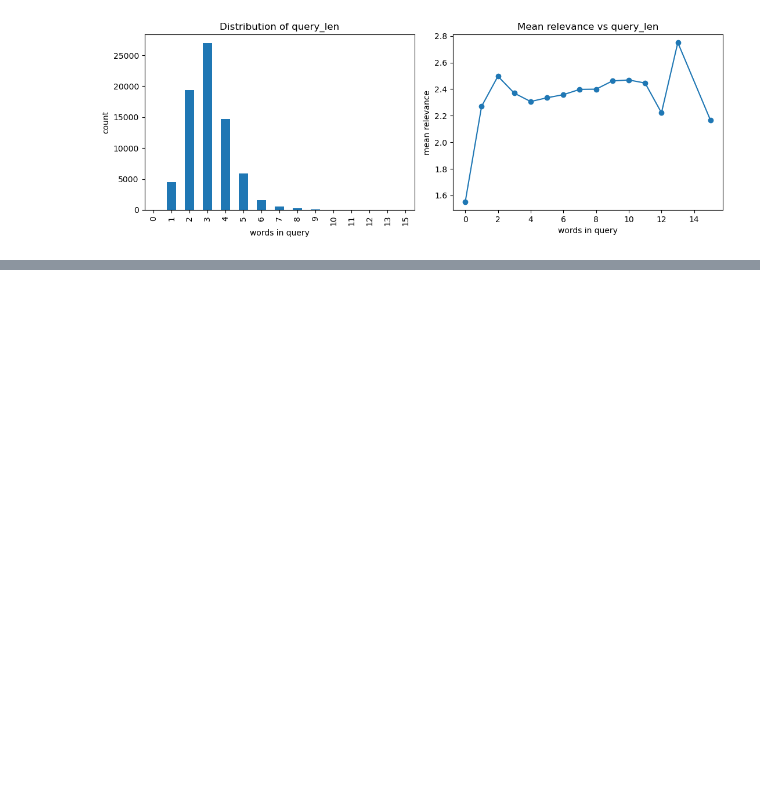
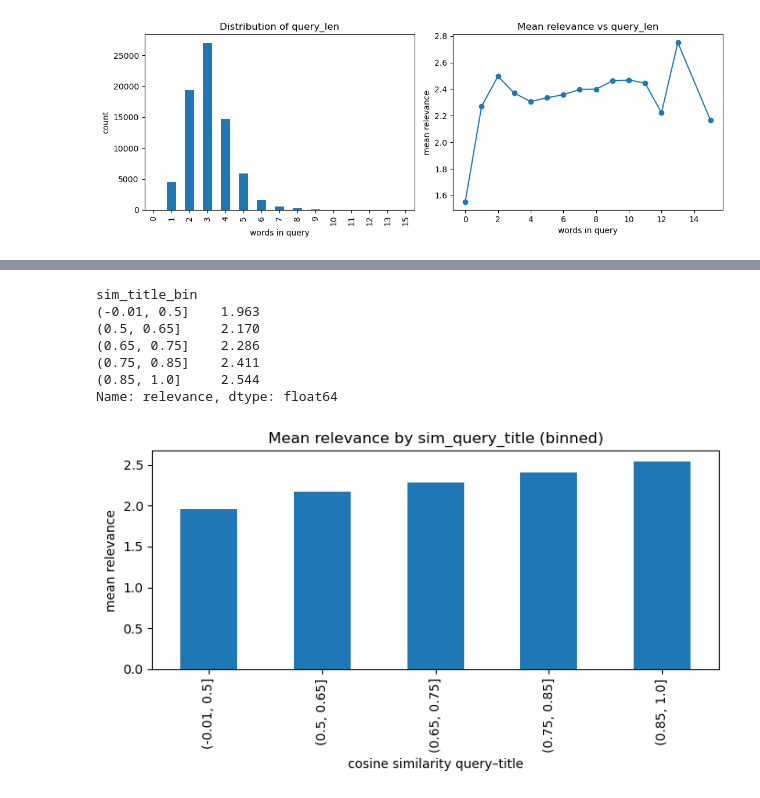
Before and after one commit to larskopp/DARP2JasperLars, a Jupyter notebook: DARP2.ipynb, the cells around one changed output, grey strips where cells are left out. Drawn from its saved outputs; the diff is of its cells as text; code cells hidden in the pictures; blank space fills up the shorter version.

```diff
--- a/DARP2.ipynb
+++ b/DARP2.ipynb
@@ -290,0 +357,13 @@ plt.tight_layout(); plt.show()
+# %%
+%pip install gensim --quiet
+from gensim.models import Word2Vec
+
+# corpus: unique product titles + descriptions + unique queries
+prod = df.drop_duplicates('product_uid')
+texts = (prod['product_title_clean'].tolist()
+         + prod['product_description_clean'].tolist()
+         + df['search_term_clean'].drop_duplicates().tolist())
+sentences = [t.split() for t in texts if isinstance(t, str) and t.strip()]
+
+w2v = Word2Vec(sentences, vector_size=100, window=5, min_count=2, sg=1, workers=4, epochs=5)
+print('vocab size:', len(w2v.wv))
@@ -290,0 +392,21 @@ plt.tight_layout(); plt.show()
+# %%
+import numpy as np
+wv, dim = w2v.wv, w2v.vector_size
+
+def mean_vec(tokens):
+    vecs = [wv[w] for w in tokens if w in wv]
+    return np.mean(vecs, axis=0) if vecs else np.zeros(dim)
+
+def cosine(a, b):
+    na, nb = np.linalg.norm(a), np.linalg.norm(b)
+    return float(a @ b / (na * nb)) if na and nb else 0.0
+
+q_tok = df['search_term_clean'].str.split()
+t_tok = df['product_title_clean'].str.split()
+d_tok = df['product_description_clean'].str.split()
+
+df['sim_query_title'] = [cosine(mean_vec(q), mean_vec(t)) for q, t in zip(q_tok, t_tok)]
+df['sim_query_desc']  = [cosine(mean_vec(q), mean_vec(d)) for q, d in zip(q_tok, d_tok)]
+df.to_pickle('df_model.pkl')   # checkpoint — embeddings are slow to rebuild
+
+print(df[['sim_query_title', 'sim_query_desc']].describe().round(3))
@@ -290,0 +423,17 @@ plt.tight_layout(); plt.show()
+# %%
+df['sim_title_bin'] = pd.cut(df['sim_query_title'], bins=[-0.01, 0.5, 0.65, 0.75, 0.85, 1.0])
+print(df.groupby('sim_title_bin', observed=True)['relevance'].mean().round(3))
+
+df.groupby('sim_title_bin', observed=True)['relevance'].mean().plot(kind='bar', figsize=(7, 4))
+plt.title('Mean relevance by sim_query_title (binned)')
+plt.xlabel('cosine similarity query–title'); plt.ylabel('mean relevance')
+plt.tight_layout(); plt.show()
+# %% [output]
+sim_title_bin
+(-0.01, 0.5]    1.963
+(0.5, 0.65]     2.170
+(0.65, 0.75]    2.286
+(0.75, 0.85]    2.411
+(0.85, 1.0]     2.544
+Name: relevance, dtype: float64
+[figure, added]
```
Also changed, not shown: parts of 9 cells of this notebook.
